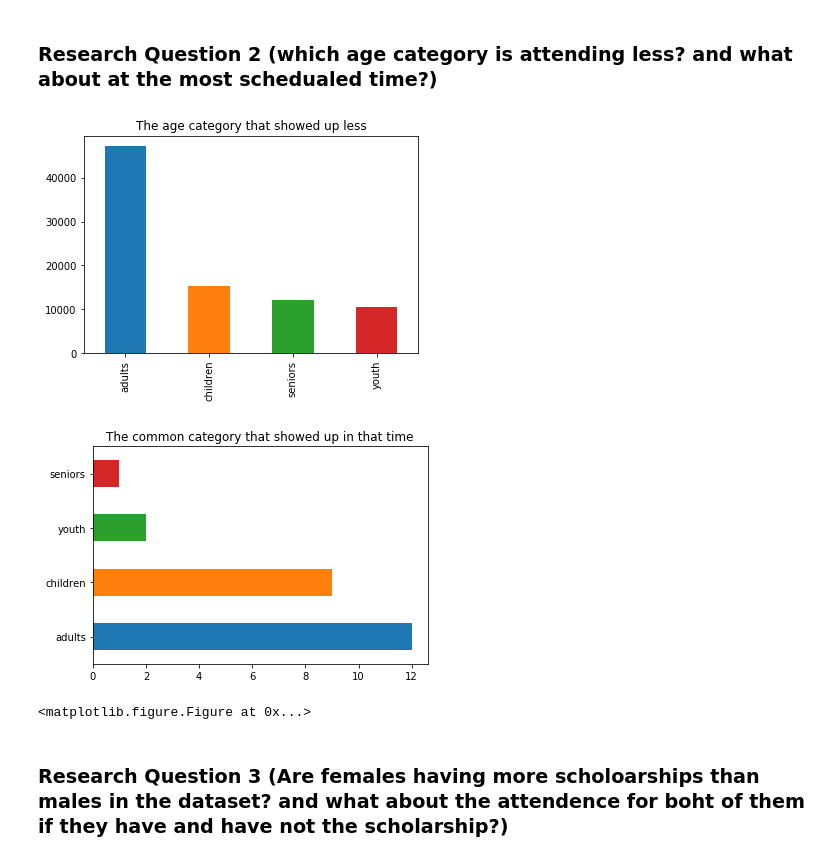
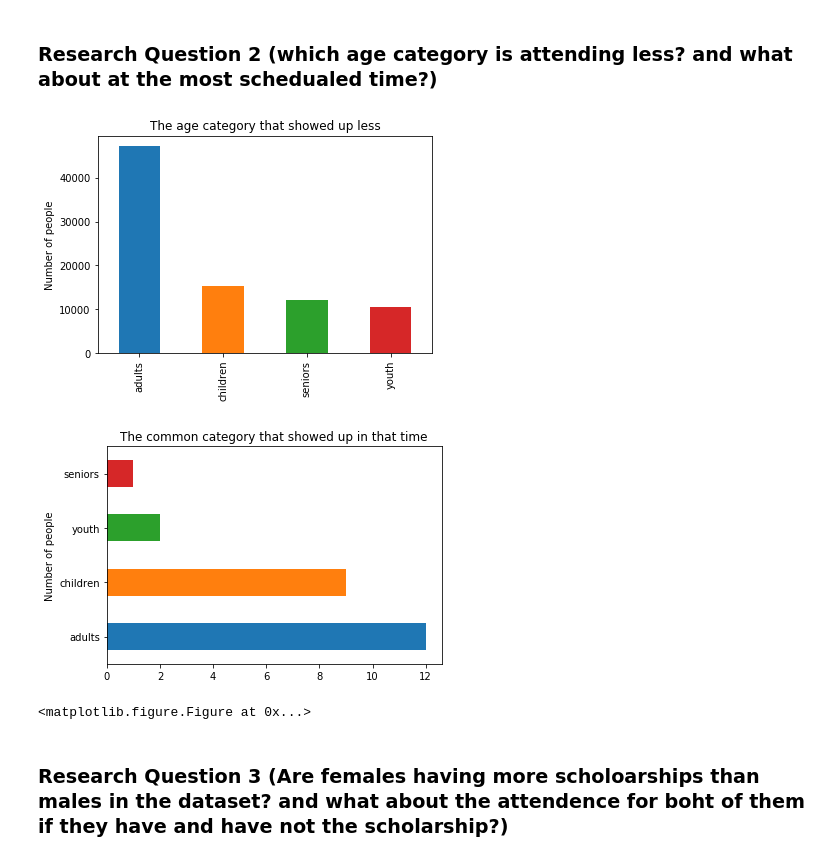
Before and after one commit to FatmAhmedM/Investigating-No-Show-appointment-dataset, a Jupyter notebook: NoShowAppointment.ipynb, the cells around one changed output. Drawn from its saved outputs; the diff is of its cells as text; code cells hidden in the pictures.

```diff
--- a/NoShowAppointment.ipynb
+++ b/NoShowAppointment.ipynb
@@ -193,18 +203,21 @@ Answer_1Q(df)
 # %%
 def Answer_2Q(df):
     plt.title('The age category that showed up less')
     df['Age_categories'][df['No-show']=="No"].value_counts().plot(kind='bar');
+    plt.ylabel('Number of people')
     plt.figure('part_1')
 
     common_day =df['ScheduledDay'].mode()[0]
     df['Age_categories'][df['ScheduledDay'] == "2016-05-06 07:09:54"].value_counts().plot(kind='barh');
     plt.title('The common category that showed up in that time')
+    plt.ylabel('Number of people')
+
     plt.figure('part_2')
 
 Answer_2Q(df)
 # %% [output]
-[figure, old version]
+[figure, new version]
-[figure, old version]
+[figure, new version]
 <matplotlib.figure.Figure at 0x...>
 # %% [markdown]
 ### Research Question 3 (Are females having more scholoarships than males in the dataset? and what about the attendence for boht of them if they have and have not the scholarship?)
```
Also changed, not shown: parts of 12 cells of this notebook, 2 other files.
